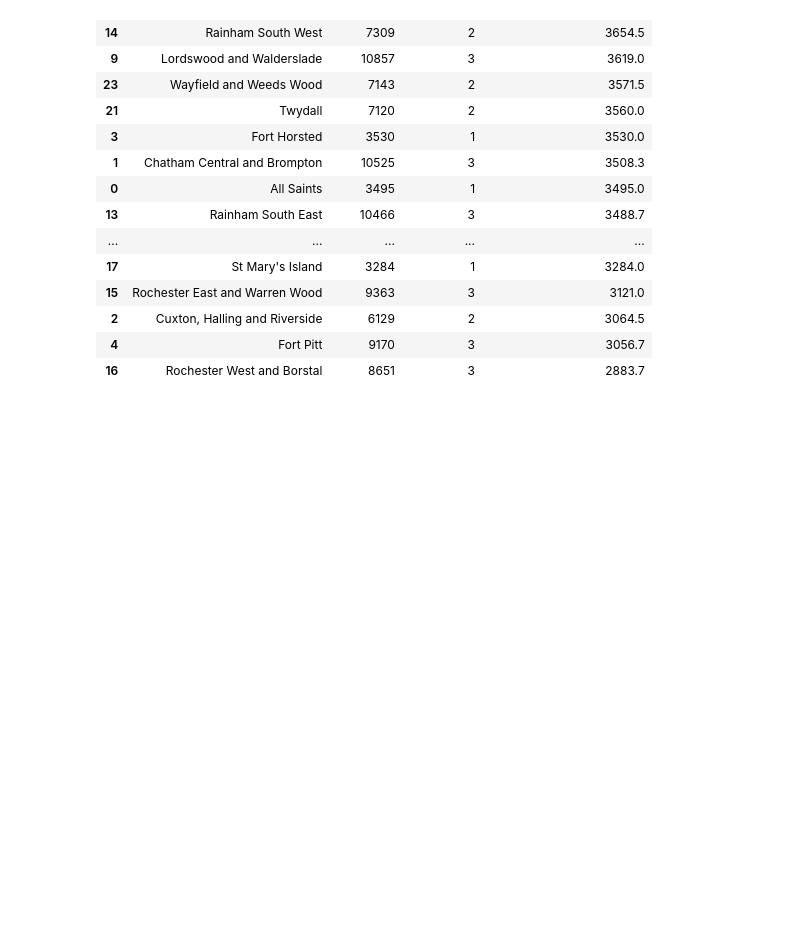
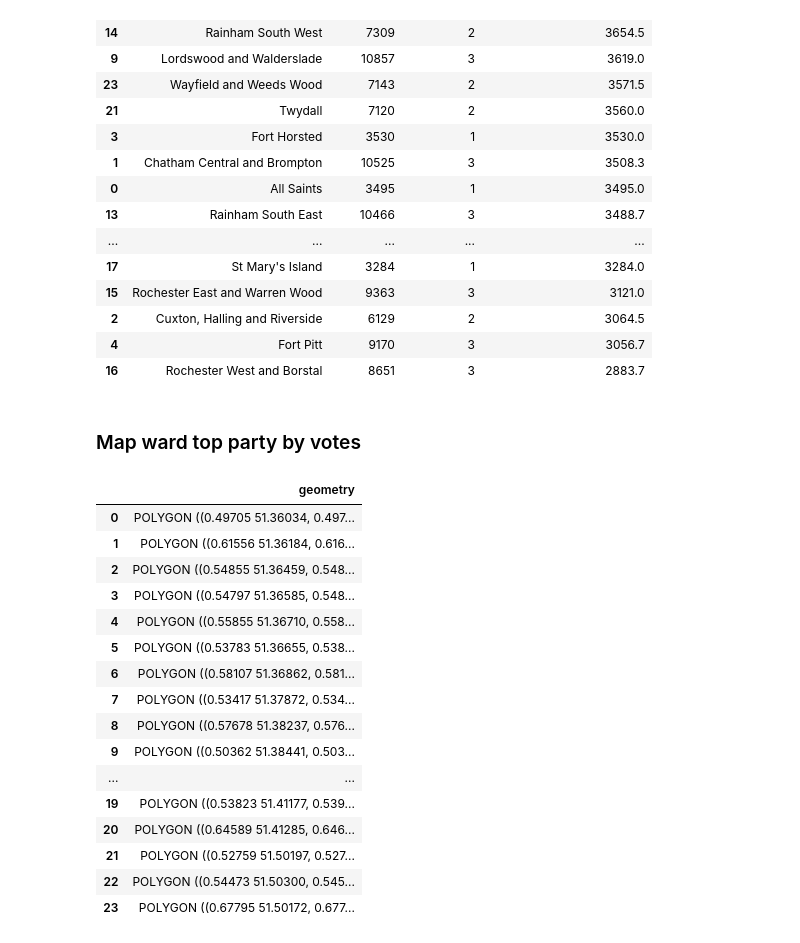
Before and after one commit to quinnphil/medway-local-elections-2023, a Jupyter notebook: Medway - Local Election Results.ipynb, the cells around one changed output. Cells and saved outputs as stored; diff of their text form; code cells hidden in the pictures; blank space fills up the shorter version.

```diff
--- a/Medway - Local Election Results.ipynb
+++ b/Medway - Local Election Results.ipynb
@@ -560,3 +561,28 @@ Electorate: 200,668
 | 2 | Cuxton, Halling and Riverside | 6129 | 2 | 3064.5 |
 | 4 | Fort Pitt | 9170 | 3 | 3056.7 |
 | 16 | Rochester West and Borstal | 8651 | 3 | 2883.7 |
+# %% [markdown]
+### Map ward top party by votes
+# %%
+map_medway = (
+    gpd.read_file('data/maps/Medway.geojson')
+)
+map_medway
+# %% [output]
+|  | geometry |
+| 0 | POLYGON ((0.49705 51.36034, 0.497... |
+| 1 | POLYGON ((0.61556 51.36184, 0.616... |
+| 2 | POLYGON ((0.54855 51.36459, 0.548... |
+| 3 | POLYGON ((0.54797 51.36585, 0.548... |
+| 4 | POLYGON ((0.55855 51.36710, 0.558... |
+| 5 | POLYGON ((0.53783 51.36655, 0.538... |
+| 6 | POLYGON ((0.58107 51.36862, 0.581... |
+| 7 | POLYGON ((0.53417 51.37872, 0.534... |
+| 8 | POLYGON ((0.57678 51.38237, 0.576... |
+| 9 | POLYGON ((0.50362 51.38441, 0.503... |
+| ... | ... |
+| 19 | POLYGON ((0.53823 51.41177, 0.539... |
+| 20 | POLYGON ((0.64589 51.41285, 0.646... |
+| 21 | POLYGON ((0.52759 51.50197, 0.527... |
+| 22 | POLYGON ((0.54473 51.50300, 0.545... |
+| 23 | POLYGON ((0.67795 51.50172, 0.677... |
```
Also changed, not shown: parts of 1 cell of this notebook, 1 other file.
